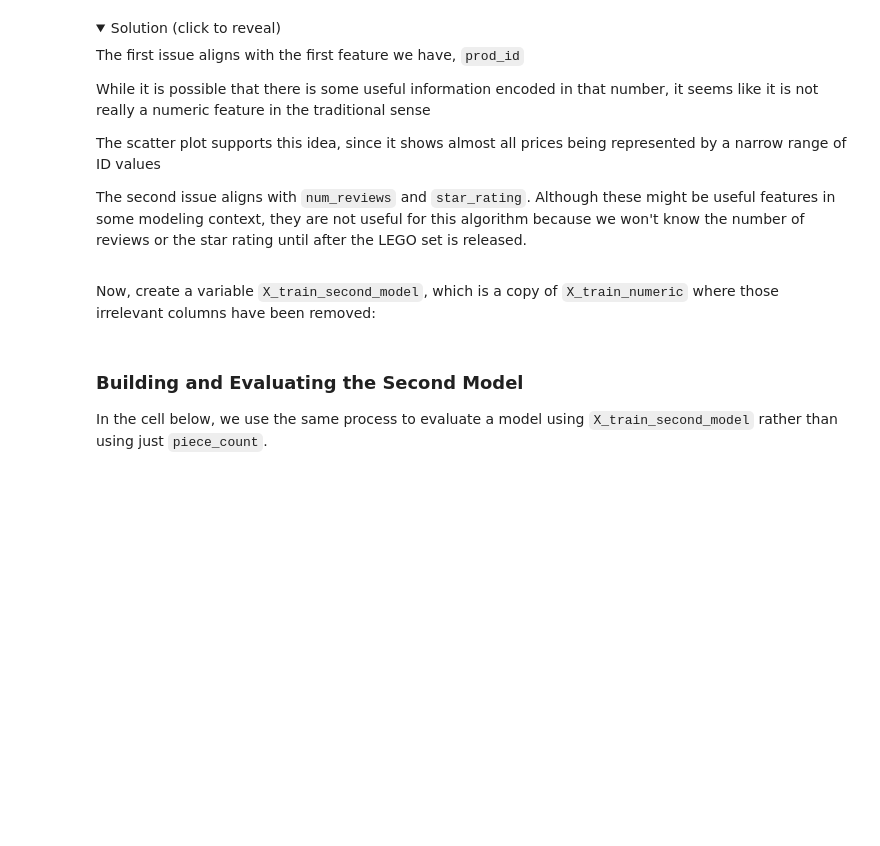
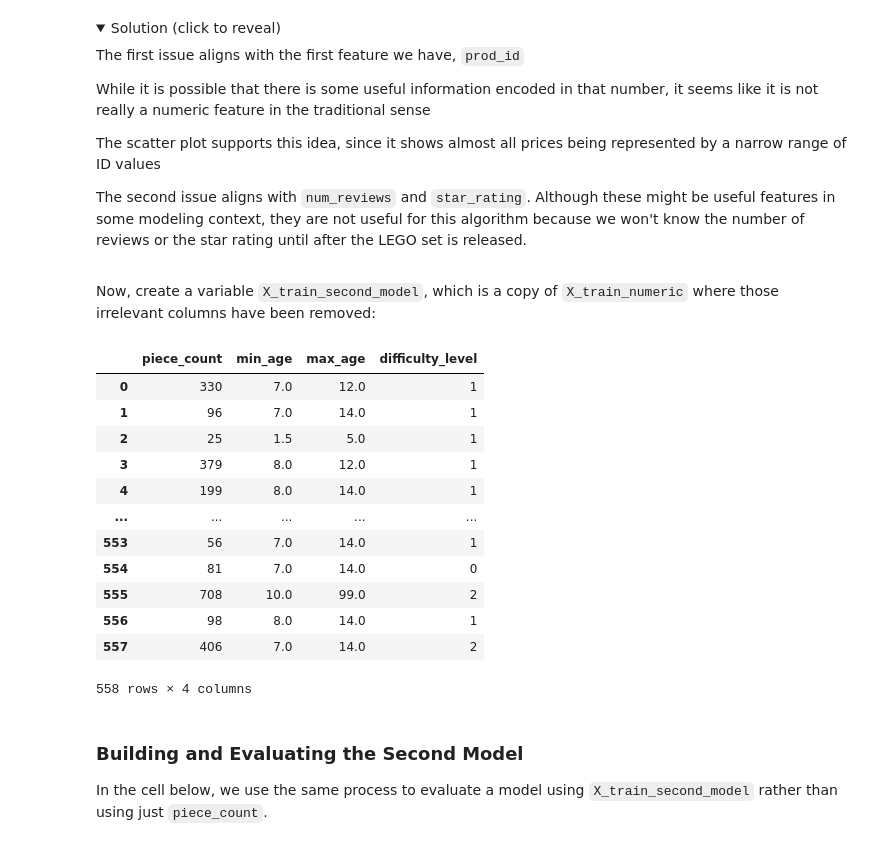
Before and after one commit to learn-co-curriculum/dsc-linear-regression-lab, a Jupyter notebook: index.ipynb, the cells around one changed output. Drawn from its saved outputs; the diff is of its cells as text; code cells hidden in the pictures; folded sections open; blank space fills up the shorter version.

```diff
--- a/index.ipynb
+++ b/index.ipynb
@@ -267,9 +360,23 @@ Now, create a variable `X_train_second_model`, which is a copy of `X_train_numer
 # %%
 # Replace None with appropriate code
 
-X_train_second_model = None
+X_train_second_model = X_train_numeric.drop(["prod_id", "num_reviews", "star_rating"], axis = 1)
 
 X_train_second_model
+# %% [output]
+|  | piece_count | min_age | max_age | difficulty_level |
+| 0 | 330 | 7.0 | 12.0 | 1 |
+| 1 | 96 | 7.0 | 14.0 | 1 |
+| 2 | 25 | 1.5 | 5.0 | 1 |
+| 3 | 379 | 8.0 | 12.0 | 1 |
+| 4 | 199 | 8.0 | 14.0 | 1 |
+| ... | ... | ... | ... | ... |
+| 553 | 56 | 7.0 | 14.0 | 1 |
+| 554 | 81 | 7.0 | 14.0 | 0 |
+| 555 | 708 | 10.0 | 99.0 | 2 |
+| 556 | 98 | 8.0 | 14.0 | 1 |
+| 557 | 406 | 7.0 | 14.0 | 2 |
+558 rows × 4 columns
 # %% [markdown]
 ### Building and Evaluating the Second Model
 
```
Also changed, not shown: parts of 42 cells of this notebook.
